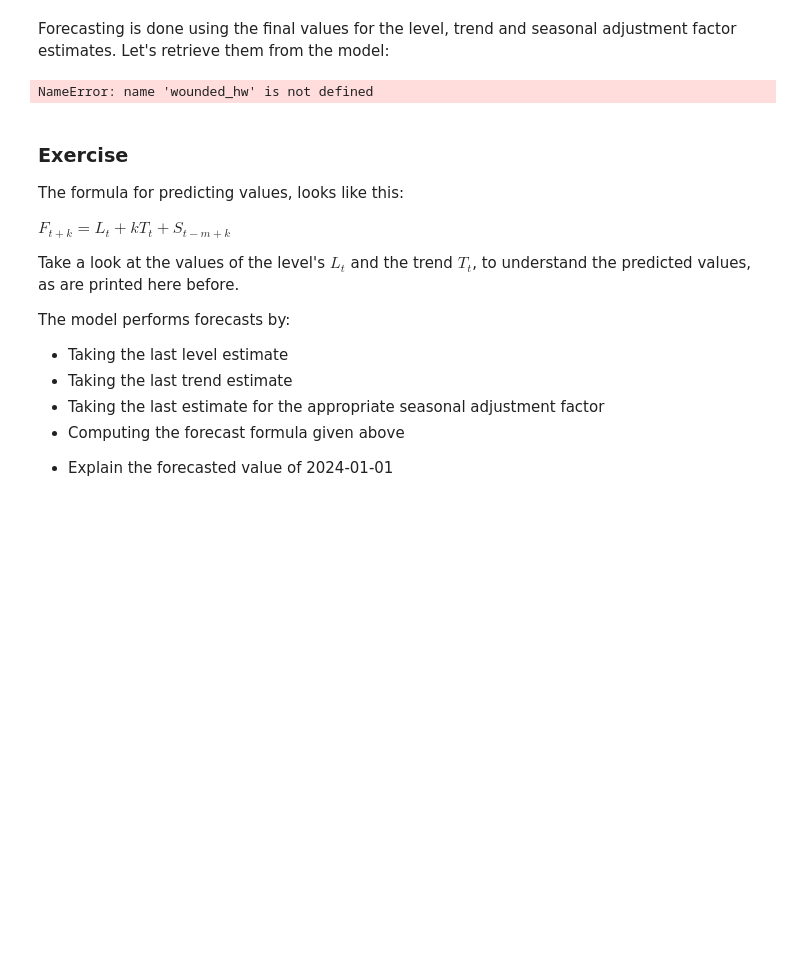
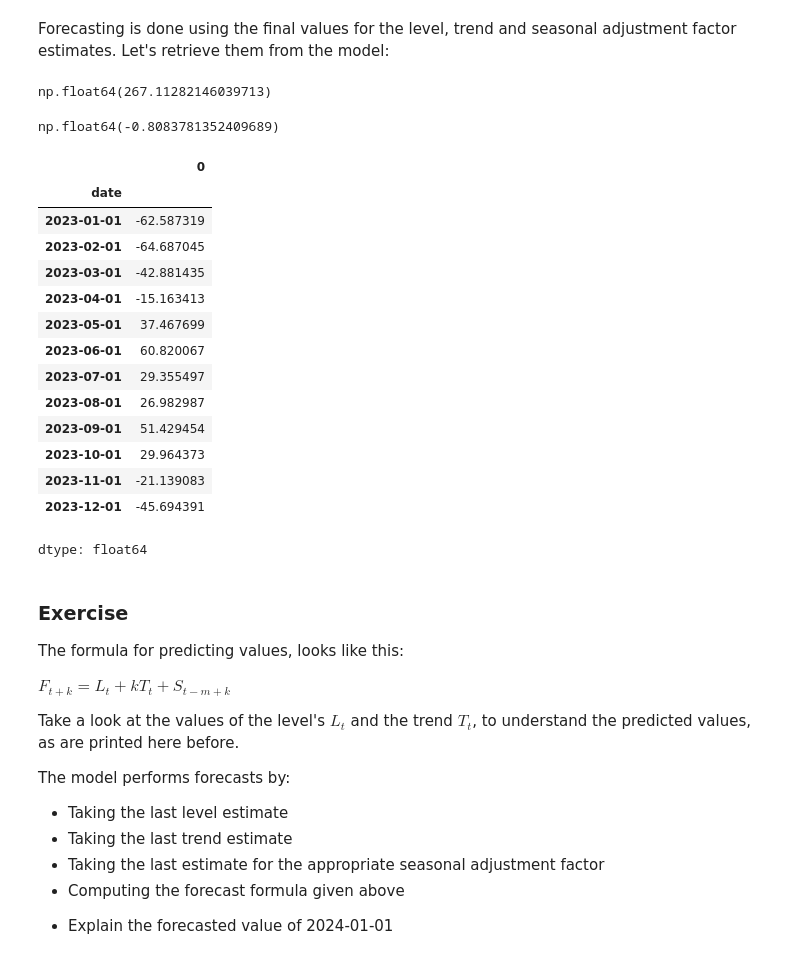
Before and after one commit to Elline-Angelica/Datascience-lab, a Jupyter notebook: 7-time-series/7_01_time_series_Starter.ipynb, the cells around one changed output. Drawn from its saved outputs; the diff is of its cells as text; code cells hidden in the pictures; blank space fills up the shorter version.

```diff
--- a/7-time-series/7_01_time_series_Starter.ipynb
+++ b/7-time-series/7_01_time_series_Starter.ipynb
@@ -1077,13 +1077,31 @@ y_true = wounded_data['number_of_heavily_wounded'][-12:].values
 # %% [markdown]
 Forecasting is done using the final values for the level, trend and seasonal adjustment factor estimates. Let's retrieve them from the model:
 # %%
-wounded_hw.level.iloc[-1]
+data_tes.level.iloc[-1]
 # %% [output]
-NameError: name 'wounded_hw' is not defined
+np.float64(267.11282146039713)
 # %%
-wounded_hw.trend.iloc[-1]
+data_tes.trend.iloc[-1]
+# %% [output]
+np.float64(-0.8083781352409689)
 # %%
-wounded_hw.season.iloc[-12:]
+data_tes.season.iloc[-12:]
+# %% [output]
+|  | 0 |
+| date |  |
+| 2023-01-01 | -62.587319 |
+| 2023-02-01 | -64.687045 |
+| 2023-03-01 | -42.881435 |
+| 2023-04-01 | -15.163413 |
+| 2023-05-01 | 37.467699 |
+| 2023-06-01 | 60.820067 |
+| 2023-07-01 | 29.355497 |
+| 2023-08-01 | 26.982987 |
+| 2023-09-01 | 51.429454 |
+| 2023-10-01 | 29.964373 |
+| 2023-11-01 | -21.139083 |
+| 2023-12-01 | -45.694391 |
+dtype: float64
 # %% [markdown]
 ### Exercise
 The formula for predicting values, looks like this:
```
